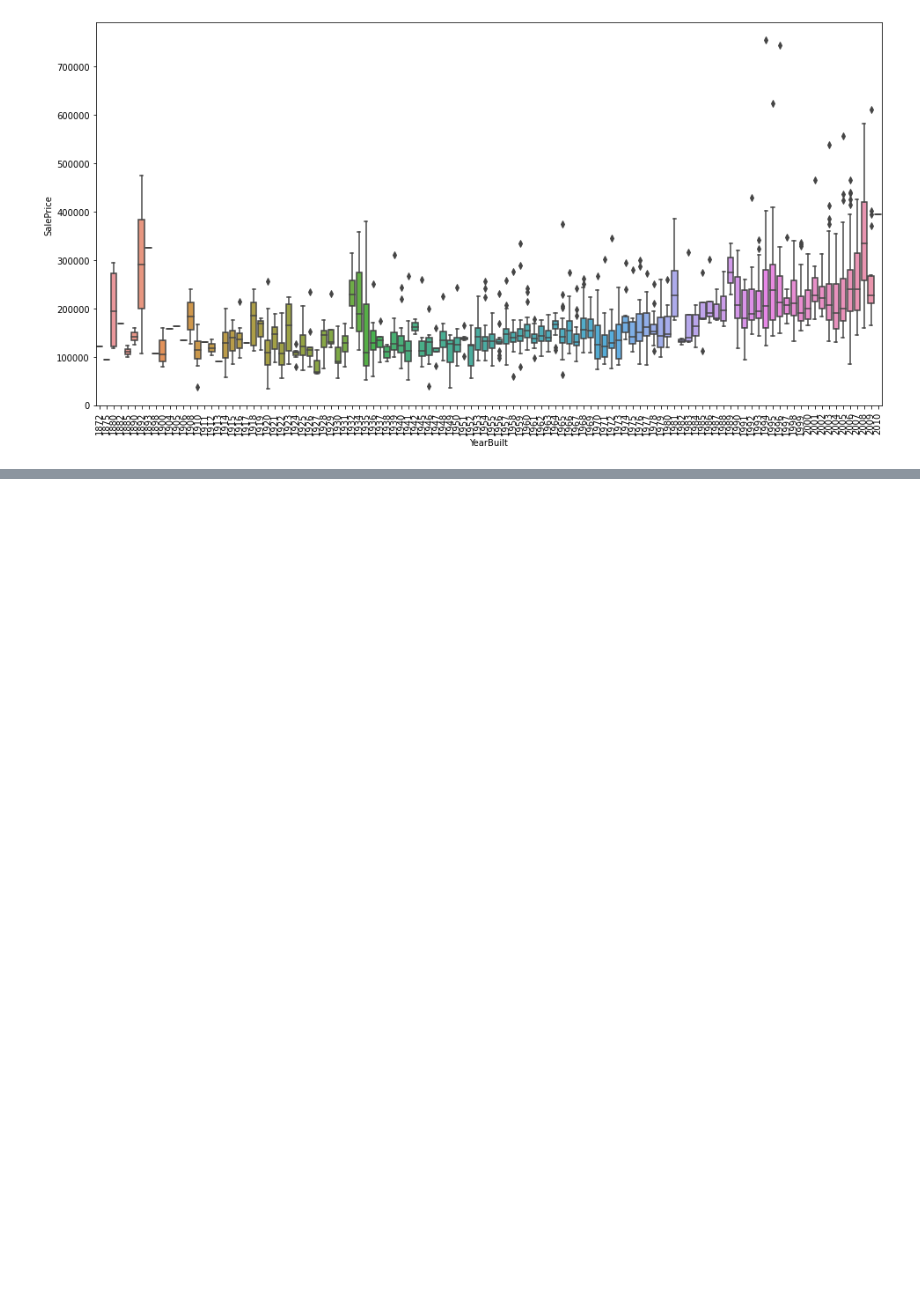
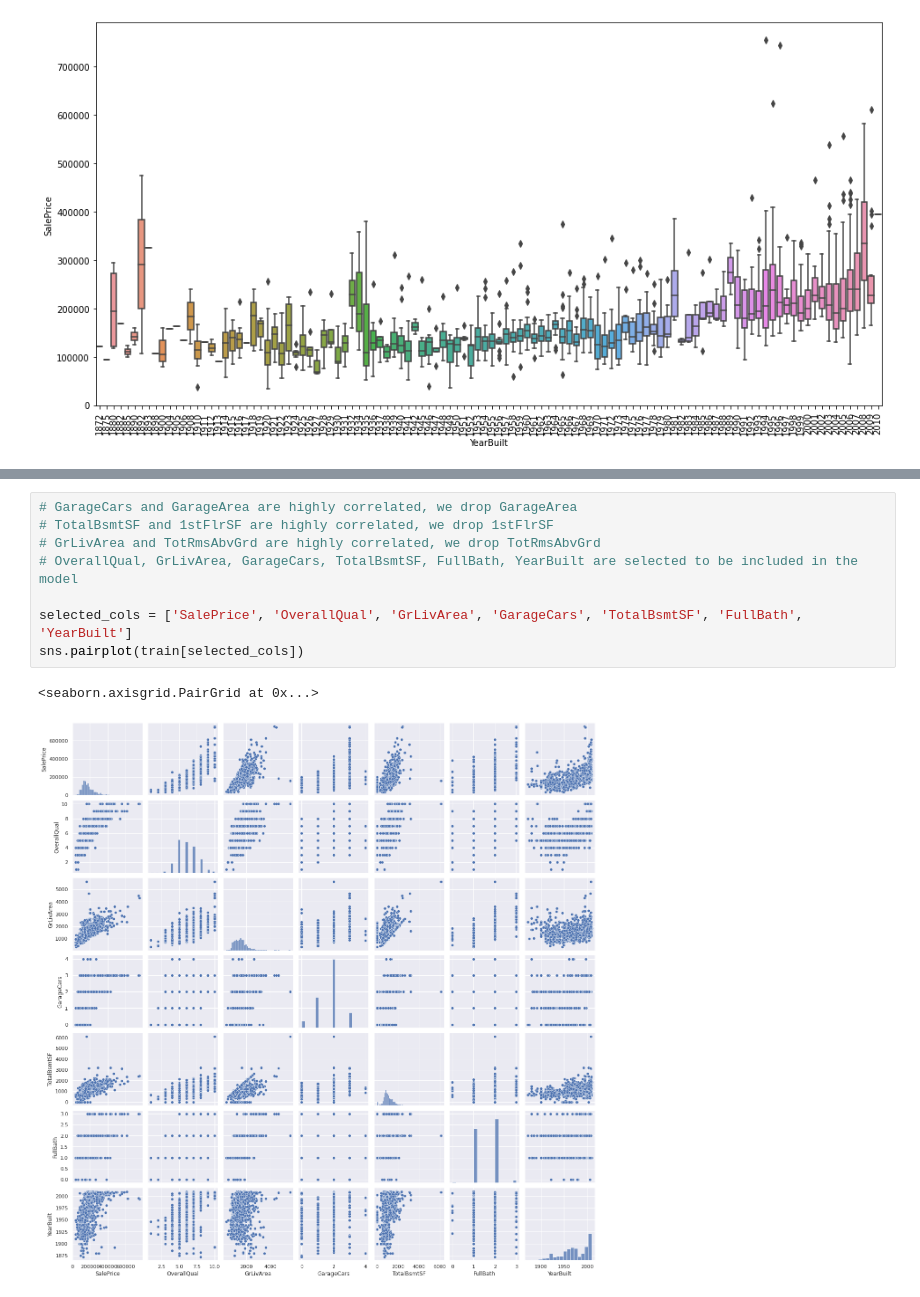
Before and after one commit to Dunfu1993/House_Prices, a Jupyter notebook: House_Prices.ipynb, the cells around one changed output, grey strips where cells are left out. Saved outputs shown, nothing was run; the diff lists cells and outputs as text; blank space fills up the shorter version.

```diff
--- a/House_Prices.ipynb
+++ b/House_Prices.ipynb
@@ -387,0 +403,11 @@ plt.xticks(rotation = 90);
+# %%
+# GarageCars and GarageArea are highly correlated, we drop GarageArea
+# TotalBsmtSF and 1stFlrSF are highly correlated, we drop 1stFlrSF
+# GrLivArea and TotRmsAbvGrd are highly correlated, we drop TotRmsAbvGrd
+# OverallQual, GrLivArea, GarageCars, TotalBsmtSF, FullBath, YearBuilt are selected to be included in the model
+
+selected_cols = ['SalePrice', 'OverallQual', 'GrLivArea', 'GarageCars', 'TotalBsmtSF', 'FullBath', 'YearBuilt']
+sns.pairplot(train[selected_cols])
+# %% [output]
+<seaborn.axisgrid.PairGrid at 0x...>
+[figure, added]
```
Also changed, not shown: parts of 12 cells of this notebook.
